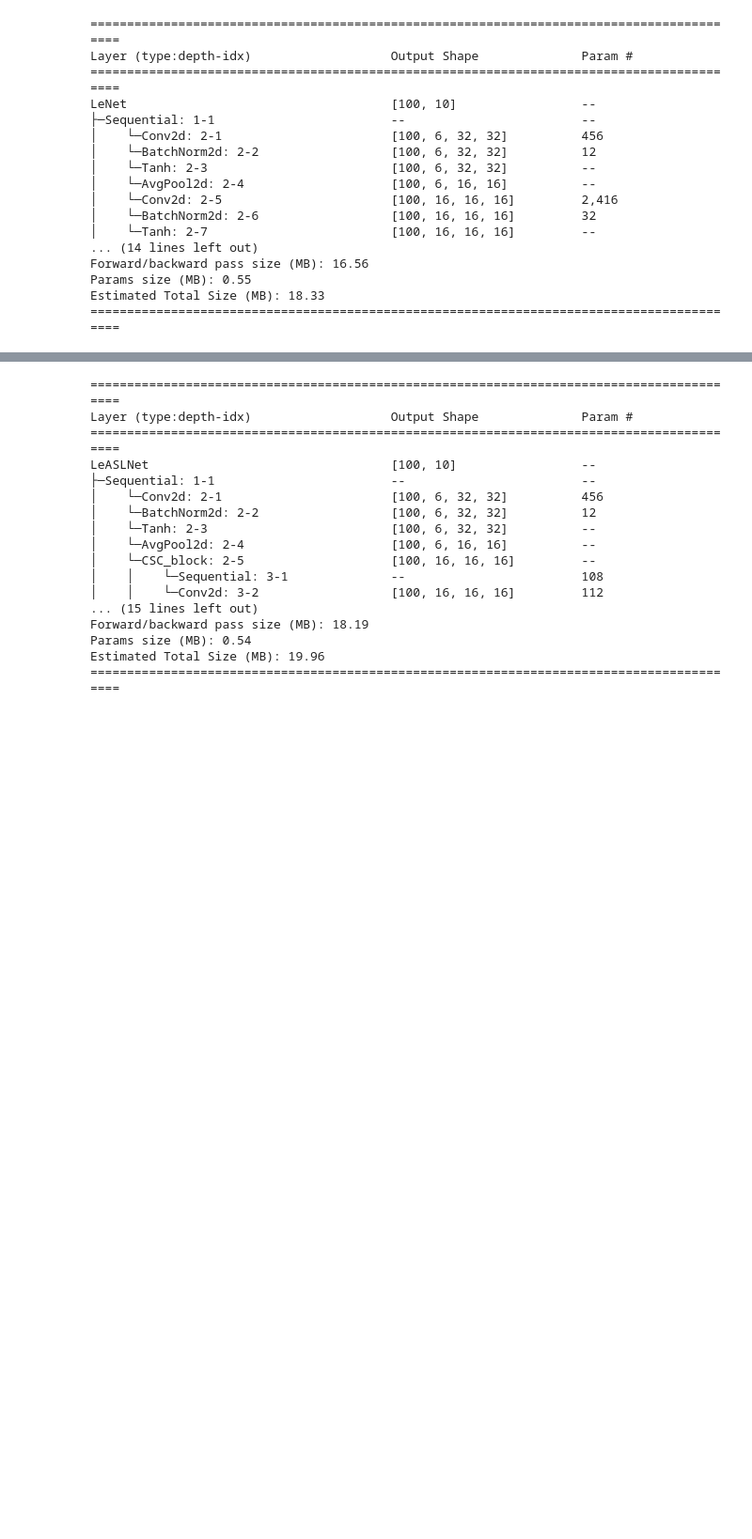
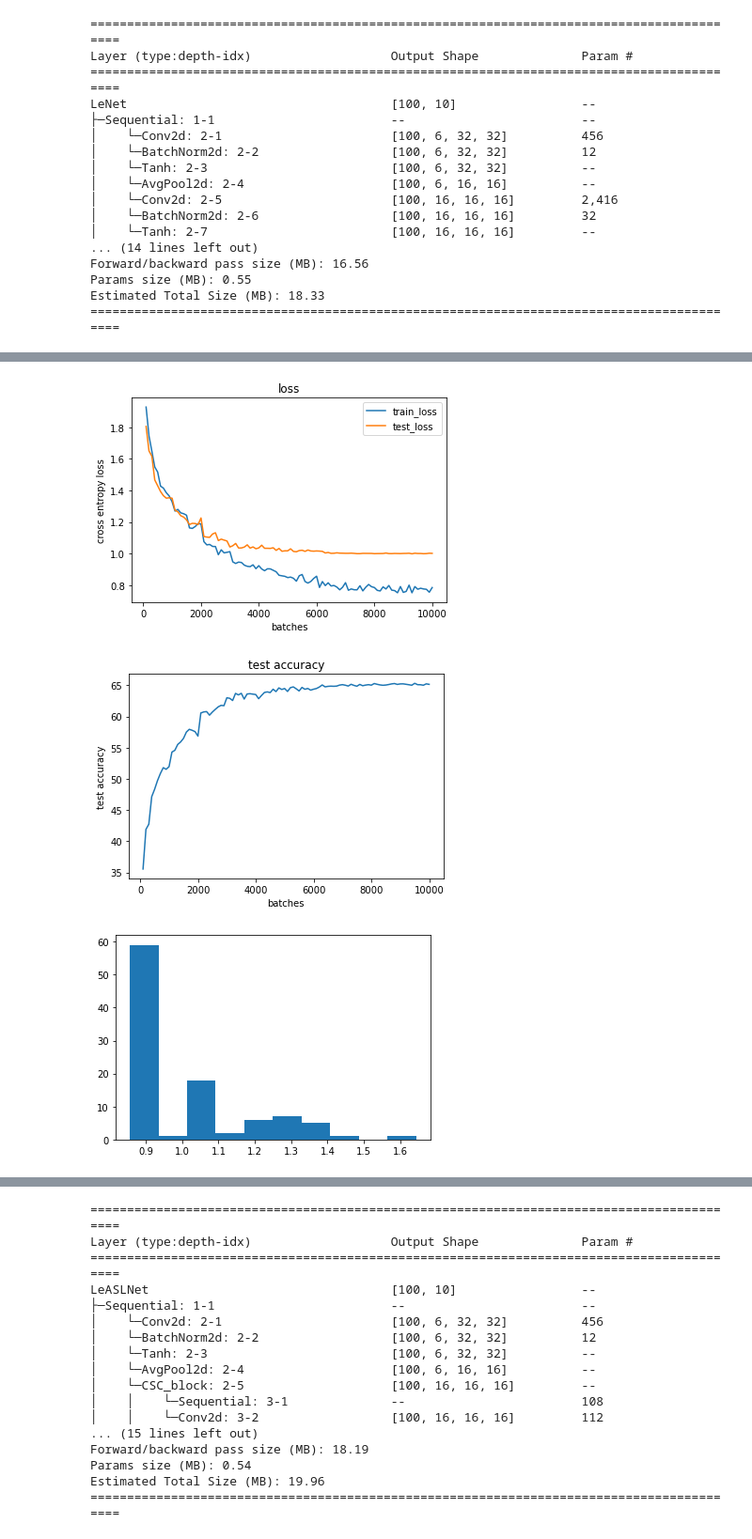
Before and after one commit to HeiseMax/ActiveShiftLayer, a Jupyter notebook: Cifar10LeNet.ipynb, the cells around one changed output, grey strips where cells are left out. Shown at 94% size. Cells and saved outputs as stored; diff of their text form; code cells hidden in the pictures; blank space fills up the shorter version.

```diff
--- a/Cifar10LeNet.ipynb
+++ b/Cifar10LeNet.ipynb
@@ -117,0 +104,12 @@ plt.show()
+# %%
+LeNN = torch.load("./models/LeNet_Cifar/LeNet.pth")
+# %%
+plot_loss(LeNN)
+plot_acc(LeNN)
+
+plt.hist(LeNN.train_time)
+plt.show()
+# %% [output]
+[figure, added]
+[figure, added]
+[figure, added]
```
Also changed, not shown: parts of 25 cells of this notebook, 20 other files.
